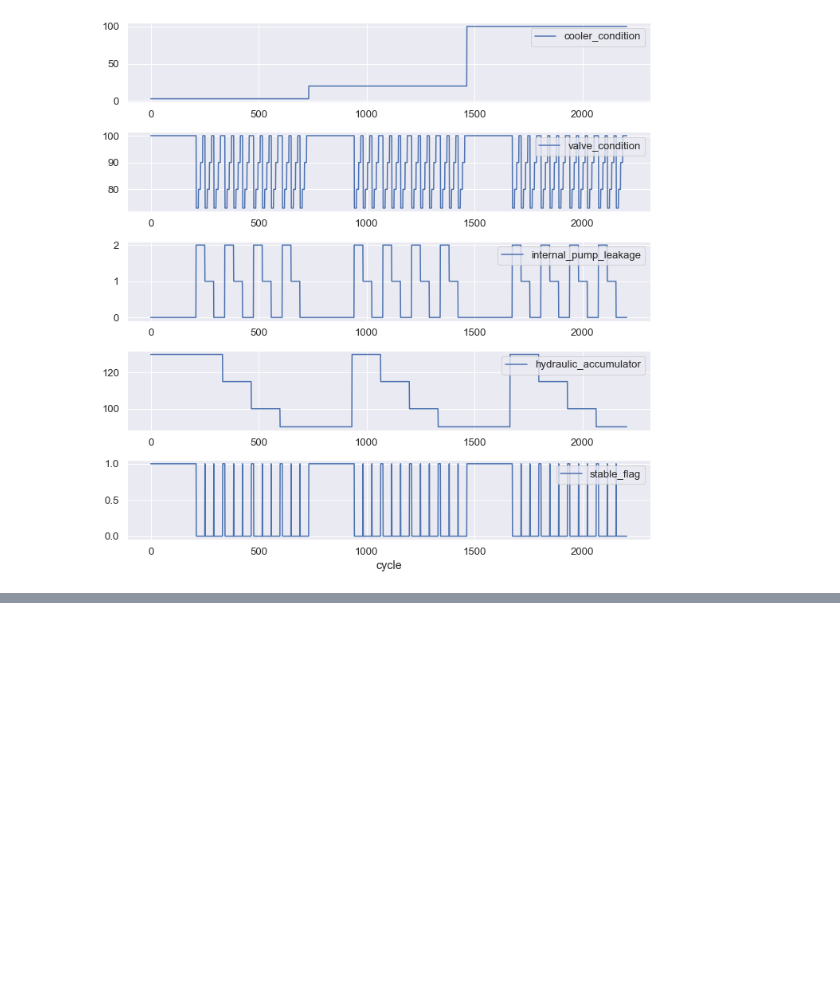
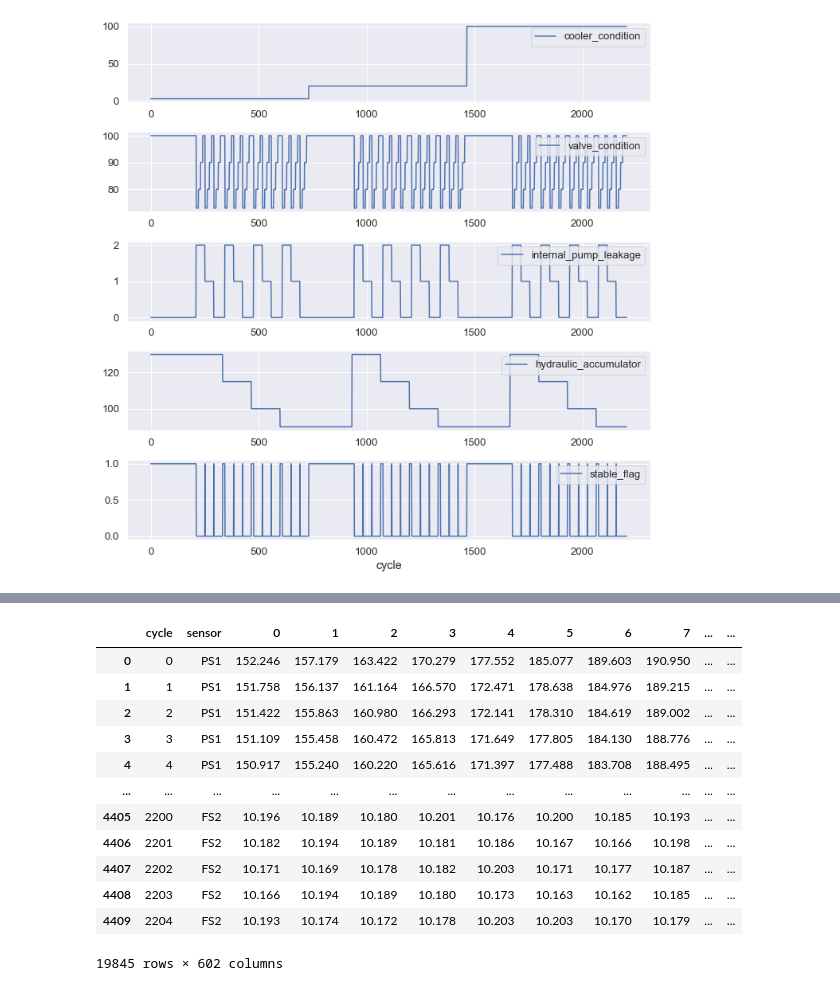
Before and after one commit to kokikwbt/predictive-maintenance, a Jupyter notebook: notebooks/view_hydsys.ipynb, the cells around one changed output, grey strips where cells are left out. Drawn from its saved outputs; the diff is of its cells as text; code cells hidden in the pictures; blank space fills up the shorter version.

```diff
--- a/notebooks/view_hydsys.ipynb
+++ b/notebooks/view_hydsys.ipynb
@@ -183,0 +242,43 @@ fig.savefig('../out/hydsys_profile.png',
+# %%
+def get_sensor_list(name):
+    if name == 'PS':
+        return [f'PS{i+1}' for i in range(6)]
+    elif name == 'EPS':
+        return ['EPS1']
+    elif name == 'FS':
+        return [f'FS{i+1}' for i in range(2)]
+    elif name == 'TS':
+        return [f'TS{i+1}' for i in range(4)]
+    elif name == 'VS':
+        return ['VS1']
+    else:
+        raise ValueError
+# %%
+def load_sensor_data(sensor, rw=0):
+
+    data = []
+    sensor_list = get_sensor_list(sensor)
+    n_files = len(sensor_list)
+
+    for i, name in tqdm.tqdm(enumerate(sensor_list), desc=sensor):
+        df = pd.DataFrame(np.loadtxt(fp + f'/{name}.txt.gz'))
+        df = resample(df, rw)
+        df['sensor'] = name
+        df['cycle'] = df.index.values
+        data.append(df)
+
+    return pd.concat(data).set_index(['cycle', 'sensor']).reset_index()
+# %%
+def load_data(sensor=None, rw=0):
+
+    if sensor is None:
+        # load full data
+        df = []
+        df.append(load_sensor_data('PS', rw=10))  # default length: 6000
+        df.append(load_sensor_data('EPS', rw=10))  # default length: 6000
+        df.append(load_sensor_data('FS', rw=0))  # default length: 600
+        # df.append(load_sensor_data('TS', rw=0))  # default length: 60
+        return pd.concat(df)
+
+    else:
+        return load_sensor_data(sensor, rw)
@@ -183,0 +294,16 @@ fig.savefig('../out/hydsys_profile.png',
+# %%
+load_data()
+# %% [output]
+|  | cycle | sensor | 0 | 1 | 2 | 3 | 4 | 5 | 6 | 7 | ... | ... |
+| 0 | 0 | PS1 | 152.246 | 157.179 | 163.422 | 170.279 | 177.552 | 185.077 | 189.603 | 190.950 | ... | ... |
+| 1 | 1 | PS1 | 151.758 | 156.137 | 161.164 | 166.570 | 172.471 | 178.638 | 184.976 | 189.215 | ... | ... |
+| 2 | 2 | PS1 | 151.422 | 155.863 | 160.980 | 166.293 | 172.141 | 178.310 | 184.619 | 189.002 | ... | ... |
+| 3 | 3 | PS1 | 151.109 | 155.458 | 160.472 | 165.813 | 171.649 | 177.805 | 184.130 | 188.776 | ... | ... |
+| 4 | 4 | PS1 | 150.917 | 155.240 | 160.220 | 165.616 | 171.397 | 177.488 | 183.708 | 188.495 | ... | ... |
+| ... | ... | ... | ... | ... | ... | ... | ... | ... | ... | ... | ... | ... |
+| 4405 | 2200 | FS2 | 10.196 | 10.189 | 10.180 | 10.201 | 10.176 | 10.200 | 10.185 | 10.193 | ... | ... |
+| 4406 | 2201 | FS2 | 10.182 | 10.194 | 10.189 | 10.181 | 10.186 | 10.167 | 10.166 | 10.198 | ... | ... |
+| 4407 | 2202 | FS2 | 10.171 | 10.169 | 10.178 | 10.182 | 10.203 | 10.171 | 10.177 | 10.187 | ... | ... |
+| 4408 | 2203 | FS2 | 10.166 | 10.194 | 10.189 | 10.180 | 10.173 | 10.163 | 10.162 | 10.185 | ... | ... |
+| 4409 | 2204 | FS2 | 10.193 | 10.174 | 10.172 | 10.178 | 10.203 | 10.203 | 10.170 | 10.179 | ... | ... |
+19845 rows × 602 columns
```
Also changed, not shown: parts of 10 cells of this notebook, 1 other file.
